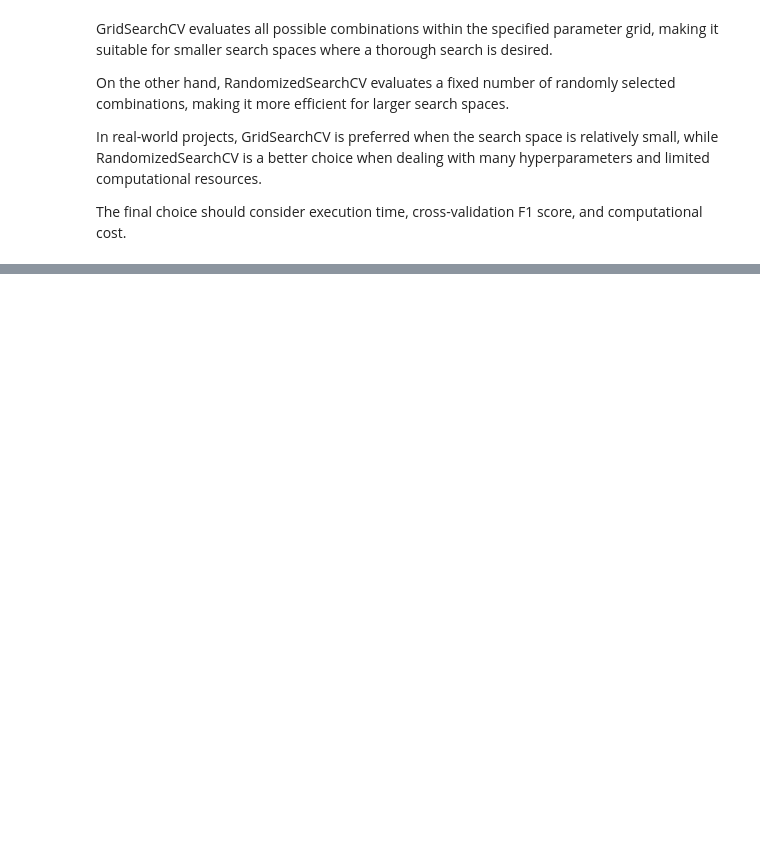
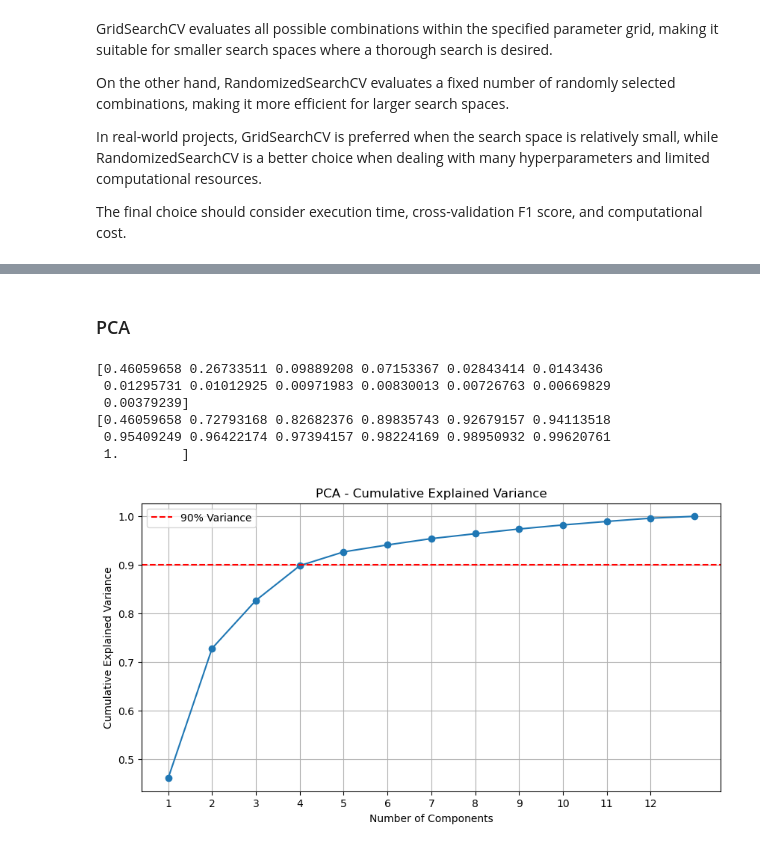
Before and after one commit to Omarsaidmohamed/ml_project1, a Jupyter notebook: notebook/ML_Code.ipynb, the cells around one changed output, grey strips where cells are left out. Cells and saved outputs as stored; diff of their text form; code cells hidden in the pictures; blank space fills up the shorter version.

```diff
--- a/notebook/ML_Code.ipynb
+++ b/notebook/ML_Code.ipynb
@@ -1382,0 +1725,50 @@ The final choice should consider execution time, cross-validation F1 score, and
+# %% [markdown]
+### PCA
+# %%
+from sklearn.decomposition import PCA
+
+
+pca = PCA()
+
+pca.fit(usage_behave_df_cp)
+
+explained_variance = pca.explained_variance_ratio_
+
+cumulative_variance = np.cumsum(explained_variance)
+# %%
+print(explained_variance)
+print(cumulative_variance)
+# %% [output]
+[0.46059658 0.26733511 0.09889208 0.07153367 0.02843414 0.0143436
+ 0.01295731 0.01012925 0.00971983 0.00830013 0.00726763 0.00669829
+ 0.00379239]
+[0.46059658 0.72793168 0.82682376 0.89835743 0.92679157 0.94113518
+ 0.95409249 0.96422174 0.97394157 0.98224169 0.98950932 0.99620761
+ 1.        ]
+# %%
+plt.figure(figsize=(10, 5))
+
+plt.plot(
+    range(1, len(cumulative_variance) + 1),
+    cumulative_variance,
+    marker='o'
+)
+
+plt.axhline(
+    y=0.90,
+    color='red',
+    linestyle='--',
+    label='90% Variance'
+)
+
+plt.xlabel('Number of Components')
+plt.ylabel('Cumulative Explained Variance')
+plt.title('PCA - Cumulative Explained Variance')
+
+plt.xticks(range(1, 13))
+plt.grid()
+plt.legend()
+
+plt.show()
+# %% [output]
+[figure, added]
```
Also changed, not shown: parts of 61 cells of this notebook.
